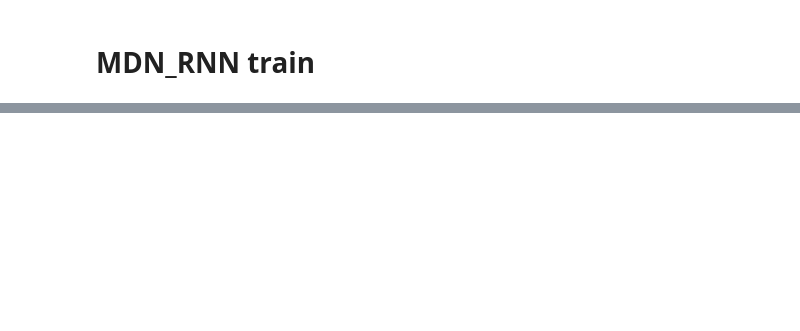
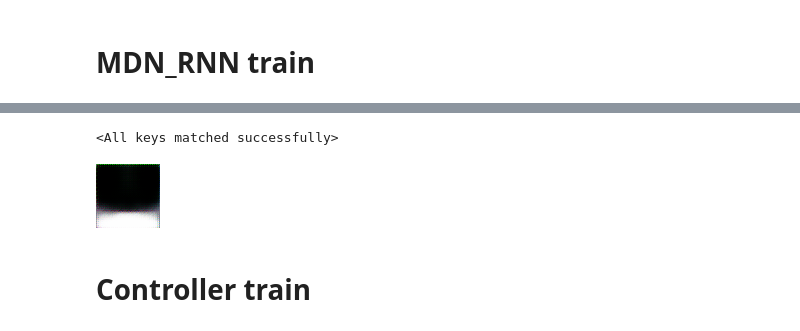
Before and after one commit to IkJun1/World_Model, a Jupyter notebook: example.ipynb, the cells around one changed output, grey strips where cells are left out. Saved outputs shown, nothing was run; the diff lists cells and outputs as text; code cells hidden in the pictures; blank space fills up the shorter version.

Commit message:
update training code

```diff
--- a/example.ipynb
+++ b/example.ipynb
@@ -223,0 +267,62 @@ KeyboardInterrupt:
+# %%
+import torch
+from parts.VAE_CNN import VAE, vae_loss_function, CustomImageDataset
+from parts.MDN_RNN import MDN_RNN, mdn_rnn_loss, sampling, SequenceDataset
+from parts.controller import controller
+
+action_size = int(actions.max()) + 1
+action_onehot = np.eye(action_size)[actions] # np.eye is generates identity matrix
+
+vae = VAE(input_channel=3, latent_dim=256).to('cuda:0')
+mdn_rnn = MDN_RNN(input_size=256, action_size=action_size).to('cuda:0')
+controller = controller(action_size=action_size, h_vector_size=256, z_vector_size=256, hidden_size=256)
+
+vae.load_state_dict(torch.load('model_weights/vae_weights.pth'))
+mdn_rnn.load_state_dict(torch.load('model_weights/mdnrnn_weights.pth'))
+# %% [output]
+<All keys matched successfully>
+# %%
+from torchvision import transforms
+
+observations = torch.tensor(observations_raw).permute(0, 3, 1, 2)
+
+resize = transforms.Compose([
+    transforms.ToPILImage(),
+    transforms.Resize((64, 64)),
+    transforms.ToTensor()])
+
+
+seq_dataset = SequenceDataset(image_dataset=observations, transforms=resize, action_dataset=action_onehot, reward_dataset=rewards, sequence_length=1000)
+# %%
+vae.eval()
+mdn_rnn.eval()
+z_vectors, _, _, _  = vae(seq_dataset[0][0].to('cuda:0'))
+z_vectors = z_vectors.unsqueeze(0)
+action_first = seq_dataset[0][1].to('cuda:0')
+action_first = action_first.unsqueeze(0)
+
+mu, sigma, phi, reward, h = mdn_rnn(z_vectors, action_first)
+# %%
+p = phi[:, -1, :]
+m = mu[:, -1, :, :]
+s = sigma[:, -1, :, :]
+# %%
+from torch import distributions
+from torchvision import transforms
+
+mixture_distribution = distributions.Categorical(probs=p)
+component_distribution = distributions.Normal(loc=m, scale=s)
+component_dist = distributions.Independent(
+    component_distribution,
+    reinterpreted_batch_ndims=1
+)
+mixture_gaussian = distributions.MixtureSameFamily(mixture_distribution, component_dist)
+vector = mixture_gaussian.sample()
+
+to_pil = transforms.ToPILImage()
+a = vae.decode(vector)
+to_pil(a[0])
+# %% [output]
+[figure, added]
+# %% [markdown]
+# Controller train
```
Also changed, not shown: parts of 18 cells of this notebook.
